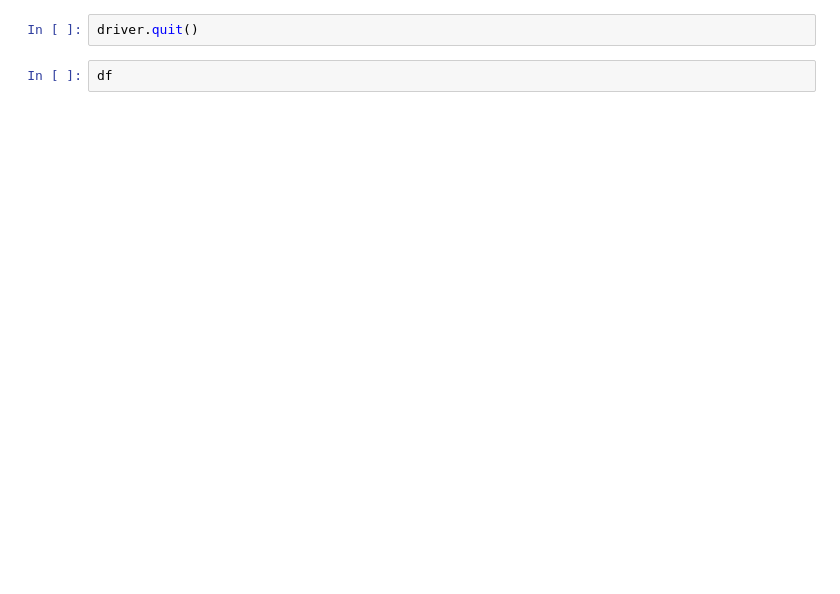
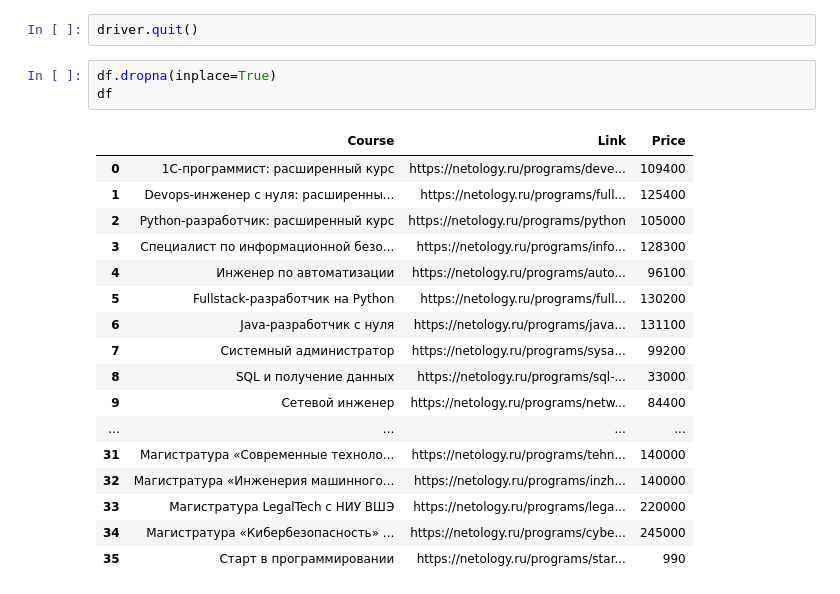
Before and after one commit to alexander-ssh/final_project, a Jupyter notebook: NetologyCoursesAnalyzer.ipynb, the cells around one changed output. Saved outputs shown, nothing was run; the diff lists cells and outputs as text; blank space fills up the shorter version.

```diff
--- a/NetologyCoursesAnalyzer.ipynb
+++ b/NetologyCoursesAnalyzer.ipynb
@@ -64,4 +82,23 @@ for index, row in df.iterrows():
 # %%
 driver.quit()
-# %%
-df
+# %%
+df.dropna(inplace=True)
+df
+# %% [output]
+|  | Course | Link | Price |
+| 0 | 1C-программист: расширенный курс | https://netology.ru/programs/deve... | 109400 |
+| 1 | Devops-инженер с нуля: расширенны... | https://netology.ru/programs/full... | 125400 |
+| 2 | Python-разработчик: расширенный курс | https://netology.ru/programs/python | 105000 |
+| 3 | Специалист по информационной безо... | https://netology.ru/programs/info... | 128300 |
+| 4 | Инженер по автоматизации | https://netology.ru/programs/auto... | 96100 |
+| 5 | Fullstack-разработчик на Python | https://netology.ru/programs/full... | 130200 |
+| 6 | Java-разработчик с нуля | https://netology.ru/programs/java... | 131100 |
+| 7 | Системный администратор | https://netology.ru/programs/sysa... | 99200 |
+| 8 | SQL и получение данных | https://netology.ru/programs/sql-... | 33000 |
+| 9 | Сетевой инженер | https://netology.ru/programs/netw... | 84400 |
+| ... | ... | ... | ... |
+| 31 | Магистратура «Современные техноло... | https://netology.ru/programs/tehn... | 140000 |
+| 32 | Магистратура «Инженерия машинного... | https://netology.ru/programs/inzh... | 140000 |
+| 33 | Магистратура LegalTech с НИУ ВШЭ | https://netology.ru/programs/lega... | 220000 |
+| 34 | Магистратура «Кибербезопасность» ... | https://netology.ru/programs/cybe... | 245000 |
+| 35 | Старт в программировании | https://netology.ru/programs/star... | 990 |
```
Also changed, not shown: parts of 8 cells of this notebook, 2 other files.
